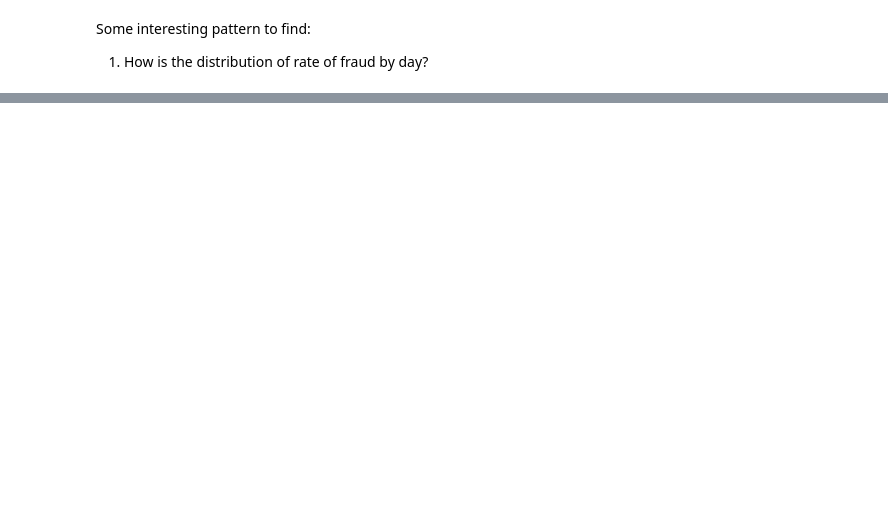
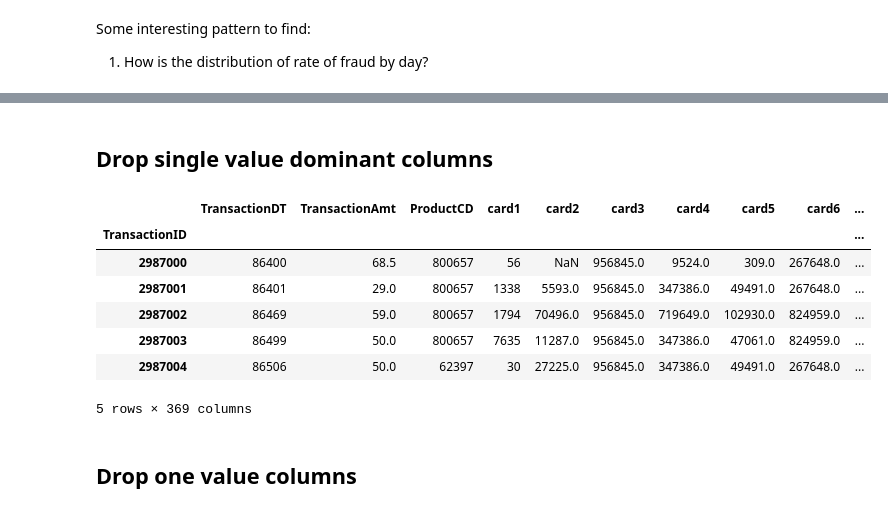
Before and after one commit to ThierryHJ/IEEE-CIS-Fraud-Detection, a Jupyter notebook: Fraud Detection.ipynb, the cells around one changed output, grey strips where cells are left out. Saved outputs shown, nothing was run; the diff lists cells and outputs as text; code cells hidden in the pictures; blank space fills up the shorter version.

```diff
--- a/Fraud Detection.ipynb
+++ b/Fraud Detection.ipynb
@@ -149,0 +277,13 @@ axes.set_title('Mean of isFraud by day', fontsize=16);
+# %%
+def drop_sparse_column(threshold, df_train, df_test):
+    new_train = df_train.copy()
+    new_test = df_test.copy()
+    total = len(df_train)
+    for column in df_train:
+        percent = df_train[column].isnull().sum()/total
+        if percent > threshold:
+            new_train = new_train.drop(columns = [column])
+            new_test = new_test.drop(columns = [column])
+    return new_train, new_test
+# %%
+new_train, new_test = drop_sparse_column(0.9, train,test)
@@ -149,0 +299,29 @@ axes.set_title('Mean of isFraud by day', fontsize=16);
+# %% [markdown]
+## Drop single value dominant columns
+# %%
+def drop_single_dominant(threshold, df_train, df_test):
+    new_train = df_train.copy()
+    isfraud = new_train['isFraud']
+    new_train = new_train.drop(columns = ['isFraud'])
+    new_test = df_test.copy()
+    for column in new_train:
+        if train[column].value_counts(dropna = False, normalize = True).values[0] > threshold:
+            new_train = new_train.drop(columns = [column])
+            new_test = new_test.drop(columns = [column])
+    new_train['isFraud'] = isfraud
+    return new_train, new_test
+# %%
+new_train, new_test = drop_single_dominant(0.9, new_train, new_test)
+# %%
+new_train.head()
+# %% [output]
+|  | TransactionDT | TransactionAmt | ProductCD | card1 | card2 | card3 | card4 | card5 | card6 | ... |
+| TransactionID |  |  |  |  |  |  |  |  |  | ... |
+| 2987000 | 86400 | 68.5 | 800657 | 56 | NaN | 956845.0 | 9524.0 | 309.0 | 267648.0 | ... |
+| 2987001 | 86401 | 29.0 | 800657 | 1338 | 5593.0 | 956845.0 | 347386.0 | 49491.0 | 267648.0 | ... |
+| 2987002 | 86469 | 59.0 | 800657 | 1794 | 70496.0 | 956845.0 | 719649.0 | 102930.0 | 824959.0 | ... |
+| 2987003 | 86499 | 50.0 | 800657 | 7635 | 11287.0 | 956845.0 | 347386.0 | 47061.0 | 824959.0 | ... |
+| 2987004 | 86506 | 50.0 | 62397 | 30 | 27225.0 | 956845.0 | 347386.0 | 49491.0 | 267648.0 | ... |
+5 rows × 369 columns
+# %% [markdown]
+## Drop one value columns
```
Also changed, not shown: parts of 36 cells of this notebook.
